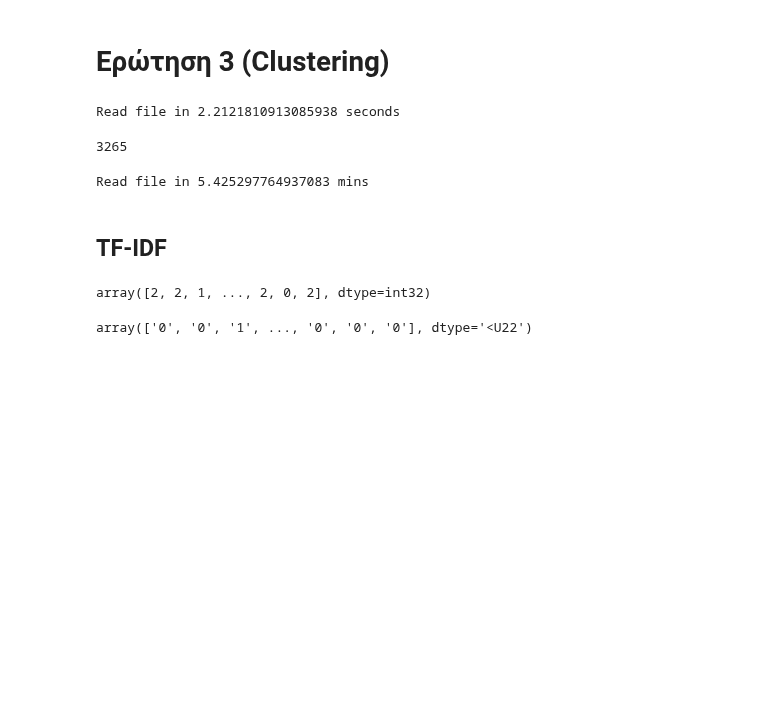
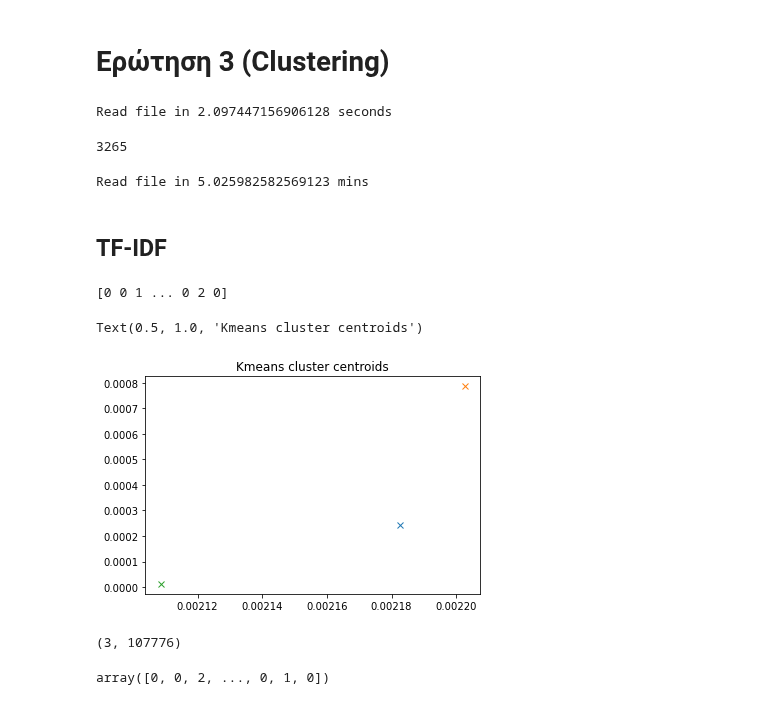
Before and after one commit to lkostakis/data-mining-NLP, a Jupyter notebook: ask3.ipynb, the cells around one changed output. Drawn from its saved outputs; the diff is of its cells as text; code cells hidden in the pictures; blank space fills up the shorter version.

```diff
--- a/ask3.ipynb
+++ b/ask3.ipynb
@@ -15,7 +15,7 @@ categories_order = ["Beauty & Spas", "Shopping", "Bars"]
 
 start = time.time()
 
-with open(leftK_path, 'r', encoding="utf8") as buisness_file:
+with open(buisness_v_path, 'r', encoding="utf8") as buisness_file:
     for line in buisness_file:
         json_dict = json.loads(line)
         if  json_dict['city'] == 'Toronto' and \
@@ -29,7 +29,7 @@ with open(leftK_path, 'r', encoding="utf8") as buisness_file:
 stop = time.time()
 print("Read file in {} seconds".format(stop-start))
 # %% [output]
-Read file in 2.2121810913085938 seconds
+Read file in 2.097447156906128 seconds
 # %%
 np_business = np.array(dataset_business)
 np_business_id = np_business[:,0]
@@ -46,7 +46,7 @@ business_review_txt = [[] for i in range(int(len(np_business)))]
 review_v_path = yelp_dataset_path + 'yelp_academic_dataset_review.json'
 leftK_path = '/home/left/Desktop/dataMining/set2/ask2/yelp_academic_dataset_review.json'
 
-with open(leftK_path, 'r', encoding="utf8") as reviews_file:
+with open(review_v_path, 'r', encoding="utf8") as reviews_file:
     for line in reviews_file:
         json_dict = json.loads(line)
         index = get_index(json_dict['business_id'])
@@ -61,7 +61,7 @@ stop = time.time()
 
 print("Read file in {} mins".format((stop-start)/60))
 # %% [output]
-Read file in 5.425297764937083 mins
+Read file in 5.025982582569123 mins
 # %% [markdown]
 ## TF-IDF
 # %%
@@ -78,7 +78,23 @@ kmeans = sk_cluster.KMeans(n_clusters=3)
 predictions = kmeans.fit_predict(fitted_vectorizer)
 y_pred = kmeans.labels_
 
+print(predictions)
 #p = metrics.precision_score(true_labels, y_pred, average=None)
+# %% [output]
+[0 0 1 ... 0 2 0]
+# %%
+import matplotlib.pyplot as plt
+
+for centroids in kmeans.cluster_centers_:
+    plt.plot(centroids[0], centroids[1], marker='x')
+plt.title('Kmeans cluster centroids')
+# %% [output]
+Text(0.5, 1.0, 'Kmeans cluster centroids')
+[figure, added]
+# %%
+kmeans.cluster_centers_.shape
+# %% [output]
+(3, 107776)
 # %%
 true_labels = np_business[:,1]
 for i in range(len(true_labels)):
@@ -91,8 +107,4 @@ for i in range(len(true_labels)):
 # %%
 y_pred
 # %% [output]
-array([2, 2, 1, ..., 2, 0, 2], dtype=int32)
+array([0, 0, 2, ..., 0, 1, 0])
-# %%
-true_labels
-# %% [output]
-array(['0', '0', '1', ..., '0', '0', '0'], dtype='<U22')
```
Also changed, not shown: parts of 2 cells of this notebook.
